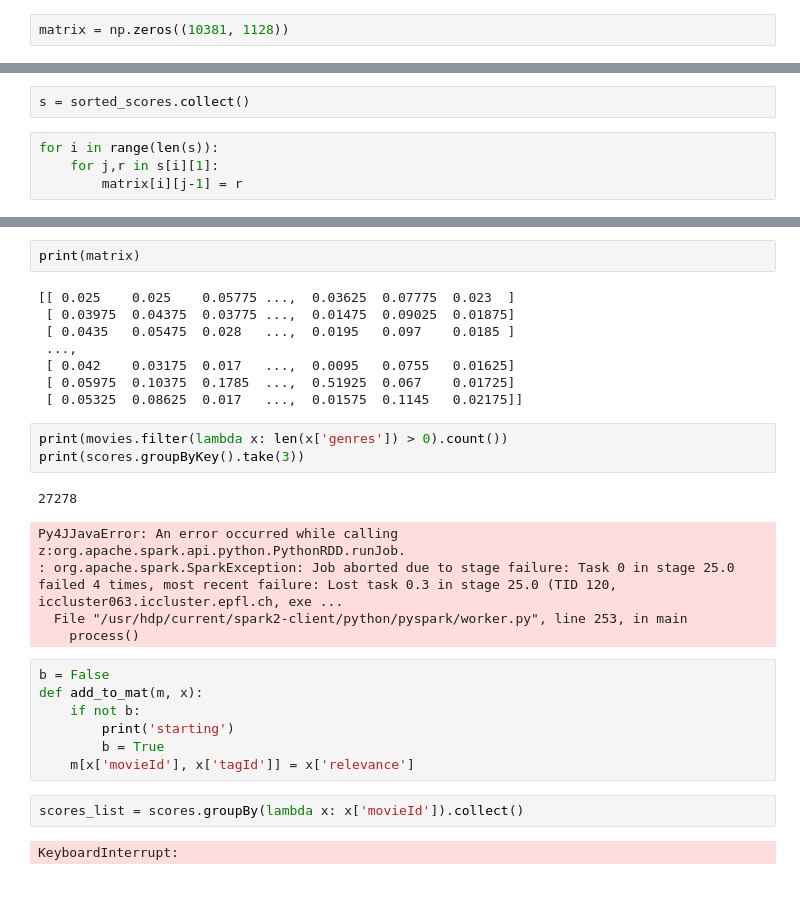
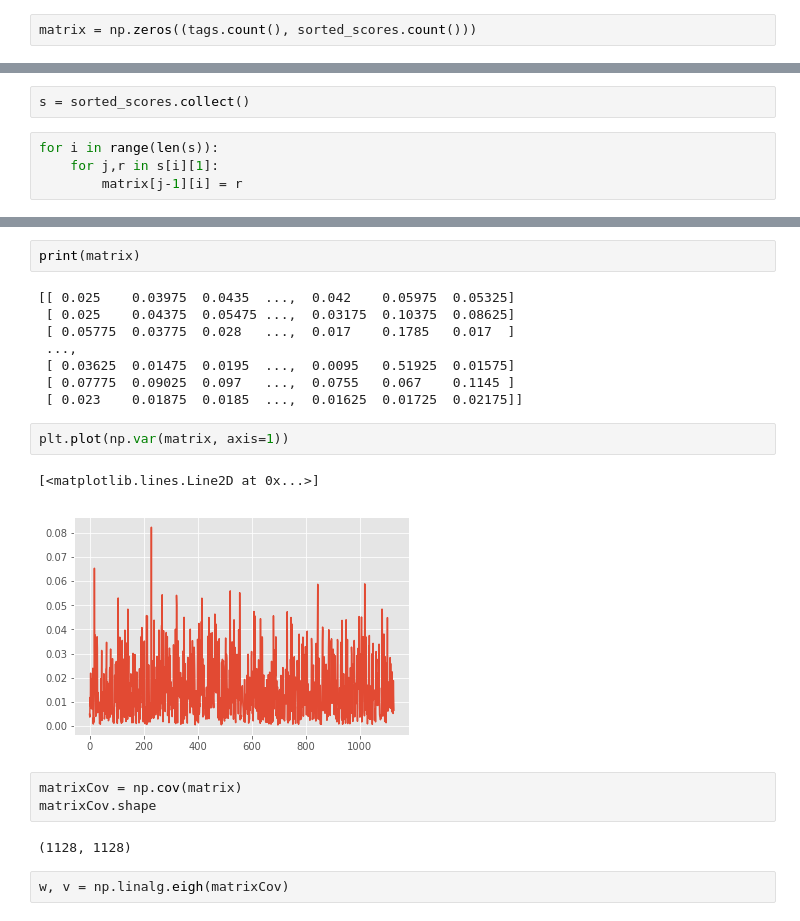
Before and after one commit to rbischof/ianalytics, a Jupyter notebook: ix-lab3/lab3-dimred.ipynb, the cells around one changed output, grey strips where cells are left out. Drawn from its saved outputs; the diff is of its cells as text; blank space fills up the shorter version.

```diff
--- a/ix-lab3/lab3-dimred.ipynb
+++ b/ix-lab3/lab3-dimred.ipynb
@@ -78,5 +40,5 @@ sorted_scores.count()
 # %%
-matrix = np.zeros((10381, 1128))
+matrix = np.zeros((tags.count(), sorted_scores.count()))
 # %%
 matrix.shape
 # %% [output]
@@ -86,4 +48,4 @@ s = sorted_scores.collect()
 # %%
 for i in range(len(s)):
     for j,r in s[i][1]:
-        matrix[i][j-1] = r
+        matrix[j-1][i] = r
@@ -110,30 +52,22 @@ list(s[0][1])
 # %%
 print(matrix)
 # %% [output]
-[[ 0.025    0.025    0.05775 ...,  0.03625  0.07775  0.023  ]
- [ 0.03975  0.04375  0.03775 ...,  0.01475  0.09025  0.01875]
- [ 0.0435   0.05475  0.028   ...,  0.0195   0.097    0.0185 ]
+[[ 0.025    0.03975  0.0435  ...,  0.042    0.05975  0.05325]
+ [ 0.025    0.04375  0.05475 ...,  0.03175  0.10375  0.08625]
+ [ 0.05775  0.03775  0.028   ...,  0.017    0.1785   0.017  ]
  ...,
- [ 0.042    0.03175  0.017   ...,  0.0095   0.0755   0.01625]
- [ 0.05975  0.10375  0.1785  ...,  0.51925  0.067    0.01725]
- [ 0.05325  0.08625  0.017   ...,  0.01575  0.1145   0.02175]]
+ [ 0.03625  0.01475  0.0195  ...,  0.0095   0.51925  0.01575]
+ [ 0.07775  0.09025  0.097   ...,  0.0755   0.067    0.1145 ]
+ [ 0.023    0.01875  0.0185  ...,  0.01625  0.01725  0.02175]]
-# %%
-print(movies.filter(lambda x: len(x['genres']) > 0).count())
-print(scores.groupByKey().take(3))
-# %% [output]
-27278
-Py4JJavaError: An error occurred while calling z:org.apache.spark.api.python.PythonRDD.runJob.
-: org.apache.spark.SparkException: Job aborted due to stage failure: Task 0 in stage 25.0 failed 4 times, most recent failure: Lost task 0.3 in stage 25.0 (TID 120, iccluster063.iccluster.epfl.ch, exe ...
-  File "/usr/hdp/current/spark2-client/python/pyspark/worker.py", line 253, in main
-    process()
-# %%
-b = False
-def add_to_mat(m, x):
-    if not b:
-        print('starting')
-        b = True
-    m[x['movieId'], x['tagId']] = x['relevance']
-# %%
-scores_list = scores.groupBy(lambda x: x['movieId']).collect()
-# %% [output]
-KeyboardInterrupt:
+# %%
+plt.plot(np.var(matrix, axis=1))
+# %% [output]
+[<matplotlib.lines.Line2D at 0x...>]
+[figure, added]
+# %%
+matrixCov = np.cov(matrix)
+matrixCov.shape
+# %% [output]
+(1128, 1128)
+# %%
+w, v = np.linalg.eigh(matrixCov)
```
Also changed, not shown: parts of 19 cells of this notebook, 2 other files.
